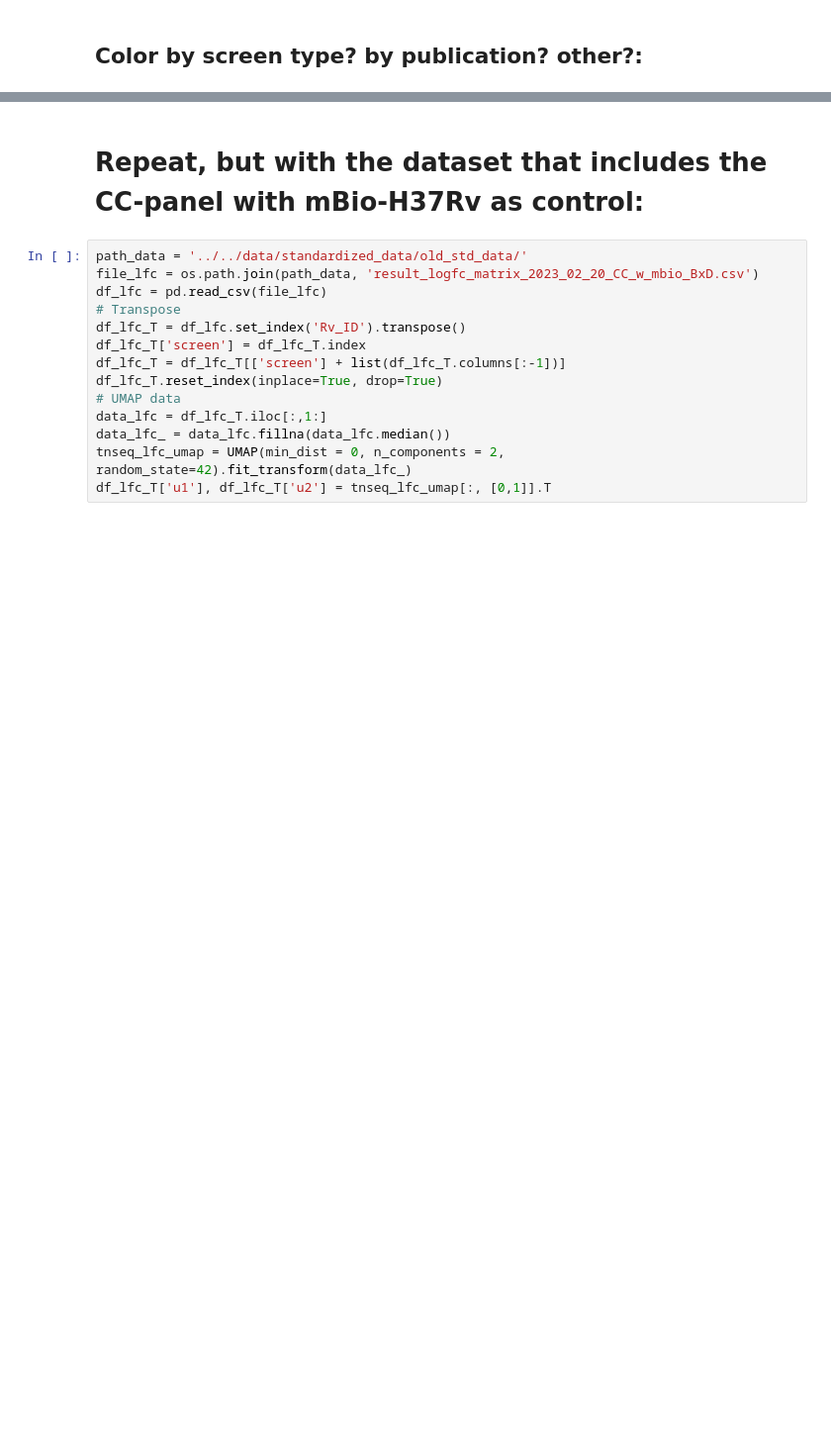
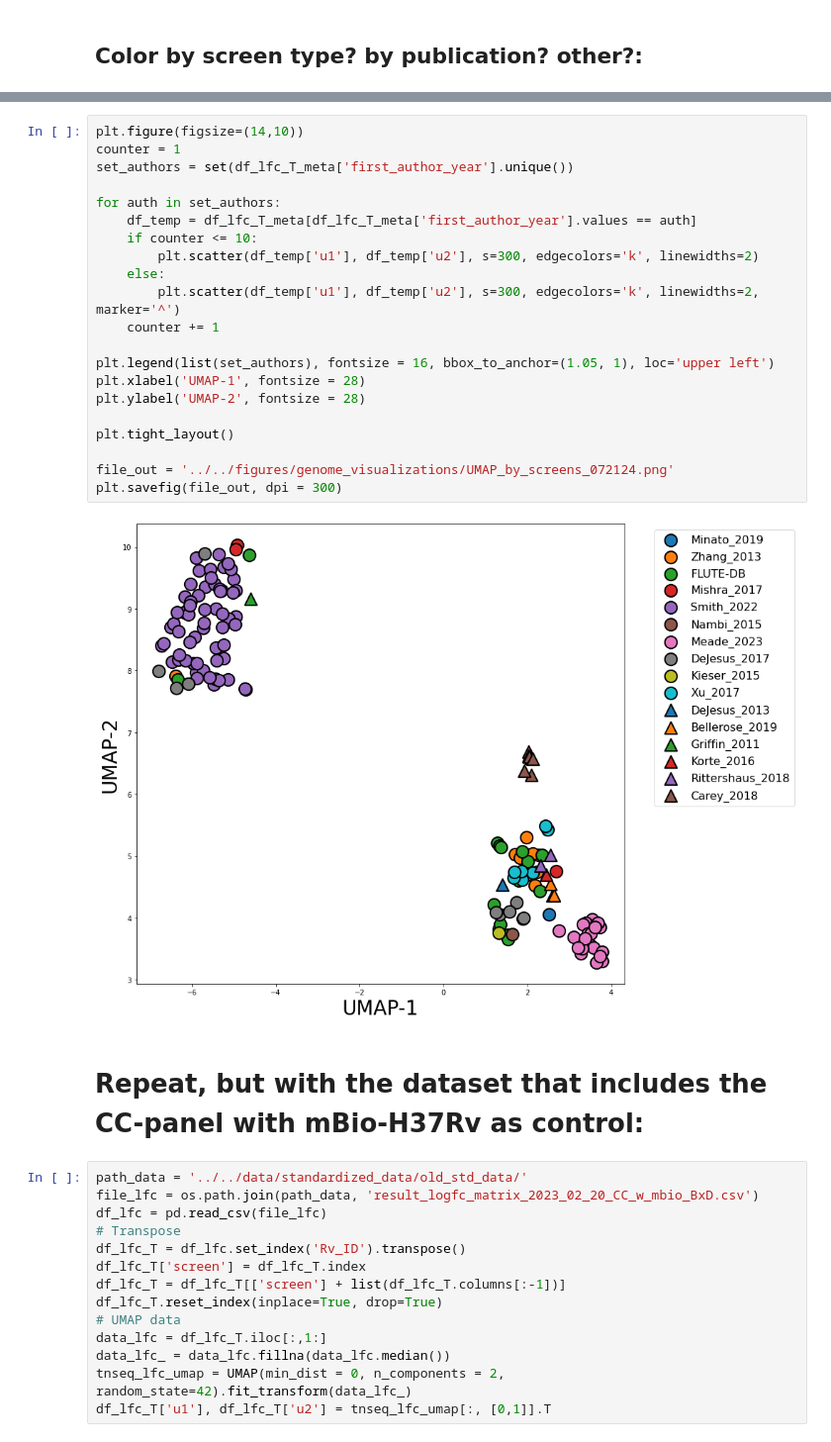
Before and after one commit to ajinich/mtb_tn_db, a Jupyter notebook: code/umap_other_projections/umap_by_screens.ipynb, the cells around one changed output, grey strips where cells are left out. Shown at 99% size. Saved outputs shown, nothing was run; the diff lists cells and outputs as text; blank space fills up the shorter version.

```diff
--- a/code/umap_other_projections/umap_by_screens.ipynb
+++ b/code/umap_other_projections/umap_by_screens.ipynb
@@ -150,3 +155,26 @@ final_plot
+# %%
+plt.figure(figsize=(14,10))
+counter = 1
+set_authors = set(df_lfc_T_meta['first_author_year'].unique())
+
+for auth in set_authors:
+    df_temp = df_lfc_T_meta[df_lfc_T_meta['first_author_year'].values == auth]
+    if counter <= 10:
+        plt.scatter(df_temp['u1'], df_temp['u2'], s=300, edgecolors='k', linewidths=2)
+    else:
+        plt.scatter(df_temp['u1'], df_temp['u2'], s=300, edgecolors='k', linewidths=2, marker='^')
+    counter += 1
+
+plt.legend(list(set_authors), fontsize = 16, bbox_to_anchor=(1.05, 1), loc='upper left')
+plt.xlabel('UMAP-1', fontsize = 28)
+plt.ylabel('UMAP-2', fontsize = 28)
+
+plt.tight_layout()
+
+file_out = '../../figures/genome_visualizations/UMAP_by_screens_072124.png'
+plt.savefig(file_out, dpi = 300)
+# %% [output]
+[figure, added]
 # %% [markdown]
 # Repeat, but with the dataset that includes the CC-panel with mBio-H37Rv as control:
 # %%
```
Also changed, not shown: parts of 6 cells of this notebook, 4 other files.
